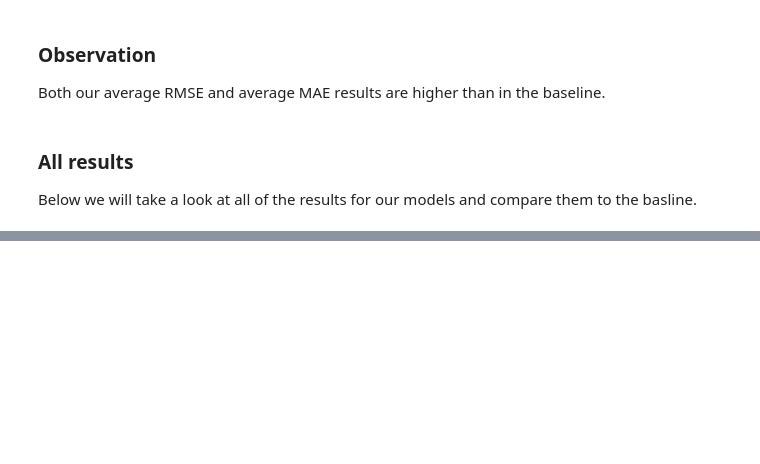
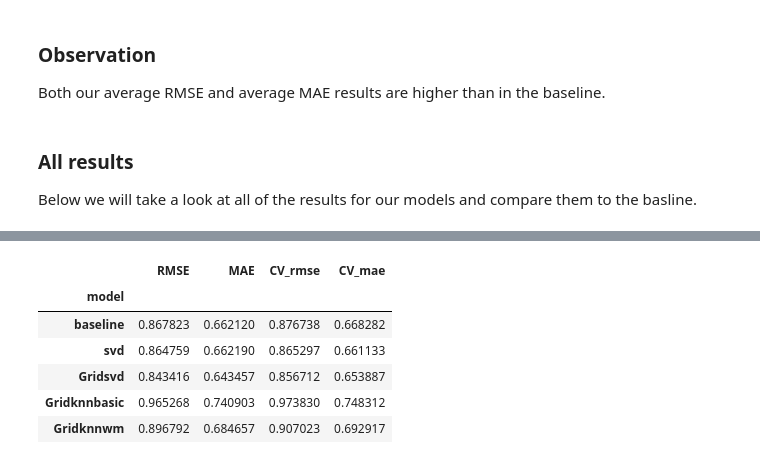
Before and after one commit to Collinskanyiri/Recommendation_Systems, a Jupyter notebook: index.ipynb, the cells around one changed output, grey strips where cells are left out. Cells and saved outputs as stored; diff of their text form; code cells hidden in the pictures; blank space fills up the shorter version.

Commit message:
all model results

```diff
--- a/index.ipynb
+++ b/index.ipynb
@@ -748,8 +776,8 @@ Both our average RMSE and average MAE results are higher than in the baseline.
 Below we will take a look at all of the results for our models and compare them to the basline.
 # %%
 #Create a dictionary for each models' results
-baseline_result = {'model': 'baseline','RMSE': accuracy.rmse(baselinepreds), 'MAE': accuracy.mae(baselinepreds), 'CV': np.mean(cv_baseline['test_rmse'])}
-svd_result = {'model':'svd', 'RMSE': accuracy.rmse(preds), 'MAE': accuracy.mae(preds), 'CV_rsme': np.mean(SVD_cv['test_rmse']),'CV_mae' : np.mean(SVD_cv['test_mae'])}
-gridsvds_result = {'model':'Gridsvd', 'RMSE': accuracy.rsme(Gridsvdpreds), 'MAE': accuracy.mae(Gridsvdpreds),'CV_rsme': np.mean(cv_Gridsvd_tuned['test_rsme']) ,'CV_mae': np.mean(cv_Gridsvd_tuned['test_mae'])}
-Gridknnbasic_result = {'model':'Gridknnbasic','RMSE': accuracy.rsme(Gridknnbpreds), 'MAE': accuracy.mae(Gridknnbpreds), 'CV_rsme': np.mean(cv_Gridknnbasic['test_rmse']),'CV_mae': np.mean(cv_Gridknnbasic['test_mae'])}
-knnwm_result = {'model':'knnwm','RMSE': accuracy.rsme(Gridknnwmpreds), 'MAE': accuracy.mae(Gridknnwmpreds), 'CV_rsme': np.mean(cv_Gridknn_wm['test_rmse']), 'CV_mae': np.mean(cv_Gridknn_wm['test_mae'])}
+baseline_result = {'model': 'baseline','RMSE': accuracy.rmse(baselinepreds), 'MAE': accuracy.mae(baselinepreds), 'CV_rmse': np.mean(cv_baseline['test_rmse']), 'CV_mae':np.mean(cv_baseline['test_mae'])}
+svd_result = {'model':'svd', 'RMSE': accuracy.rmse(preds), 'MAE': accuracy.mae(preds), 'CV_rmse': np.mean(SVD_cv['test_rmse']),'CV_mae' : np.mean(SVD_cv['test_mae'])}
+gridsvds_result = {'model':'Gridsvd', 'RMSE': accuracy.rmse(Gridsvdpreds), 'MAE': accuracy.mae(Gridsvdpreds),'CV_rmse': np.mean(cv_Gridsvd_tuned['test_rmse']) ,'CV_mae': np.mean(cv_Gridsvd_tuned['test_mae'])}
+Gridknnbasic_result = {'model':'Gridknnbasic','RMSE': accuracy.rmse(Gridknnbpreds), 'MAE': accuracy.mae(Gridknnbpreds), 'CV_rmse': np.mean(cv_Gridknnbasic['test_rmse']),'CV_mae': np.mean(cv_Gridknnbasic['test_mae'])}
+Gridknnwm_result = {'model':'Gridknnwm','RMSE': accuracy.rmse(Gridknnwmpreds), 'MAE': accuracy.mae(Gridknnwmpreds), 'CV_rmse': np.mean(cv_Gridknn_wm['test_rmse']), 'CV_mae': np.mean(cv_Gridknn_wm['test_mae'])}
@@ -755,0 +795,18 @@ knnwm_result = {'model':'knnwm','RMSE': accuracy.rsme(Gridknnwmpreds), 'MAE': ac
+# %%
+#Combine all the results into a list
+result_list = [baseline_result, svd_result, gridsvds_result, Gridknnbasic_result, Gridknnwm_result]
+
+#Transform the results lists into a DataFrame
+df_results_updated = pd.DataFrame.from_dict(result_list, orient='columns')
+df_results_updated = df_results_updated.set_index('model')
+
+#Display the results for all of the models
+df_results_updated
+# %% [output]
+|  | RMSE | MAE | CV_rmse | CV_mae |
+| model |  |  |  |  |
+| baseline | 0.867823 | 0.662120 | 0.876738 | 0.668282 |
+| svd | 0.864759 | 0.662190 | 0.865297 | 0.661133 |
+| Gridsvd | 0.843416 | 0.643457 | 0.856712 | 0.653887 |
+| Gridknnbasic | 0.965268 | 0.740903 | 0.973830 | 0.748312 |
+| Gridknnwm | 0.896792 | 0.684657 | 0.907023 | 0.692917 |
```
Also changed, not shown: parts of 9 cells of this notebook.
